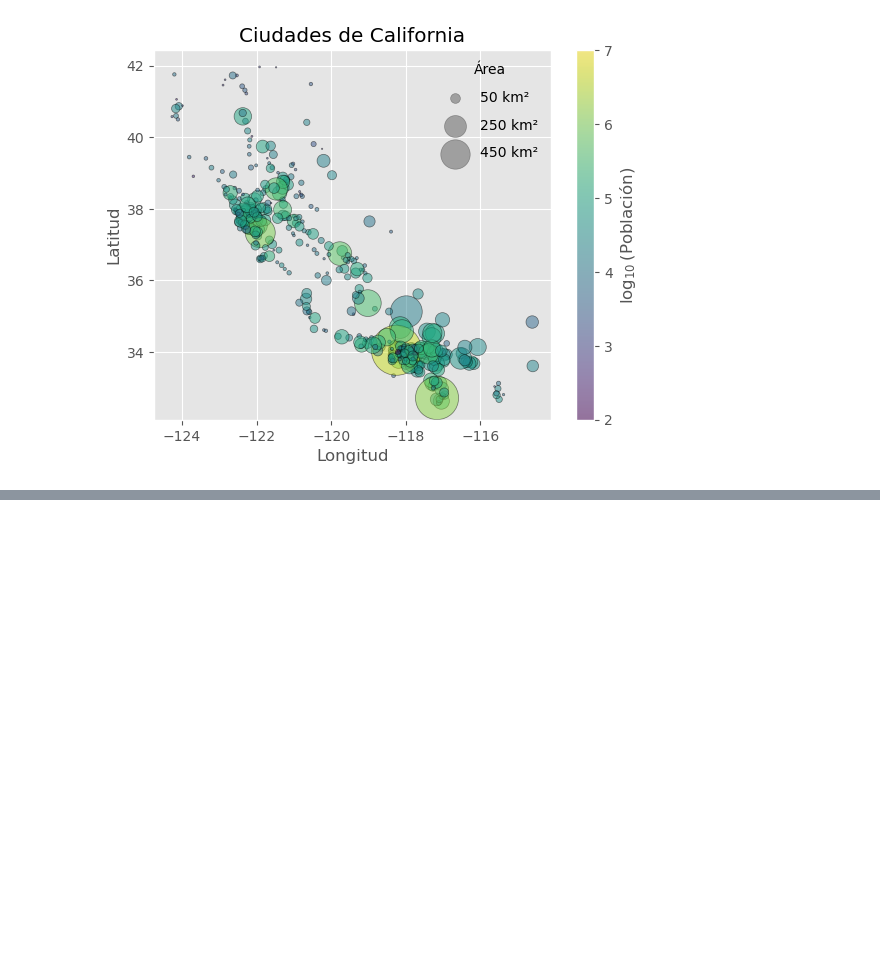
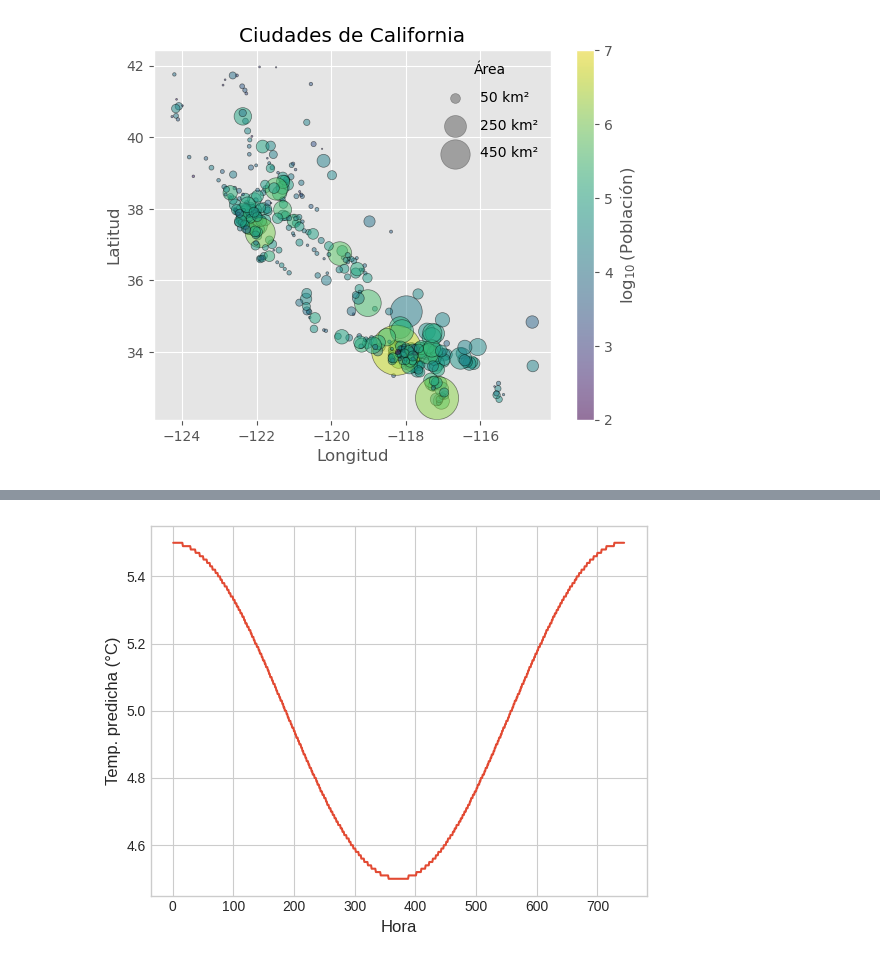
Before and after one commit to famartinezal/curso-geo, a Jupyter notebook: matplotlib.ipynb, the cells around one changed output, grey strips where cells are left out. Cells and saved outputs as stored; diff of their text form; code cells hidden in the pictures; blank space fills up the shorter version.

```diff
--- a/matplotlib.ipynb
+++ b/matplotlib.ipynb
@@ -571,0 +622,3 @@ Text(0.5, 1.0, 'Ciudades de California')
+# %%
+data = pd.read_csv('fill_between_dataset.csv')
+data.head()
@@ -571,0 +632,9 @@ Text(0.5, 1.0, 'Ciudades de California')
+# %%
+temps = data['Temp. predicha (°C)']
+horas = data['Hora']
+fig, ax = plt.subplots()
+ax.plot(horas, temps)
+ax.set_xlabel('Hora')
+ax.set_ylabel('Temp. predicha (°C)');
+# %% [output]
+[figure, added]
```
Also changed, not shown: parts of 8 cells of this notebook.
